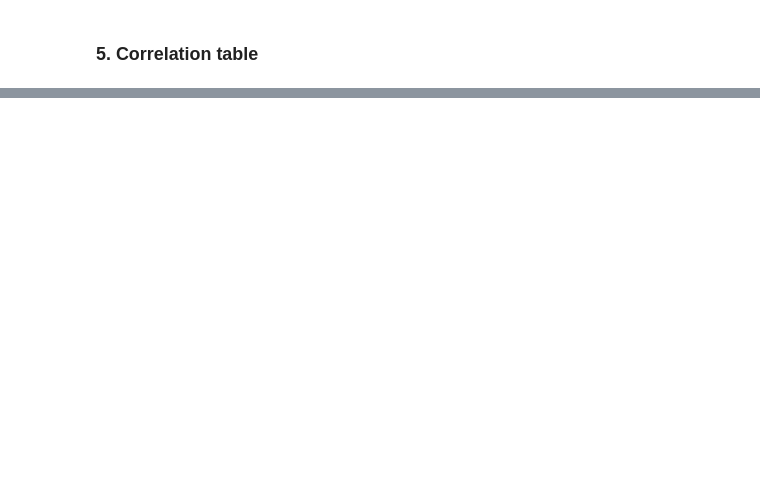
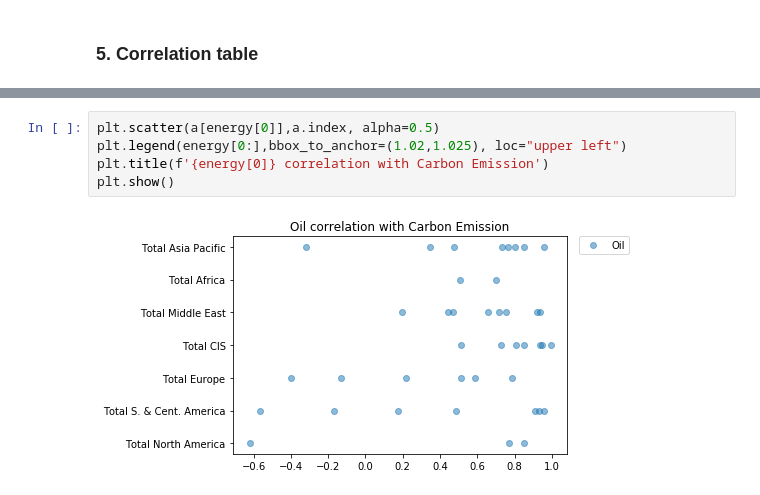
Before and after one commit to Tayzerdo/Renewable-energy, a Jupyter notebook: Comparison.ipynb, the cells around one changed output, grey strips where cells are left out. Saved outputs shown, nothing was run; the diff lists cells and outputs as text; blank space fills up the shorter version.

```diff
--- a/Comparison.ipynb
+++ b/Comparison.ipynb
@@ -301,0 +412,7 @@ for i in range(0,len(a.columns)):
+# %%
+plt.scatter(a[energy[0]],a.index, alpha=0.5)
+plt.legend(energy[0:],bbox_to_anchor=(1.02,1.025), loc="upper left")
+plt.title(f'{energy[0]} correlation with Carbon Emission')
+plt.show()
+# %% [output]
+[figure, added]
```
Also changed, not shown: parts of 22 cells of this notebook.
